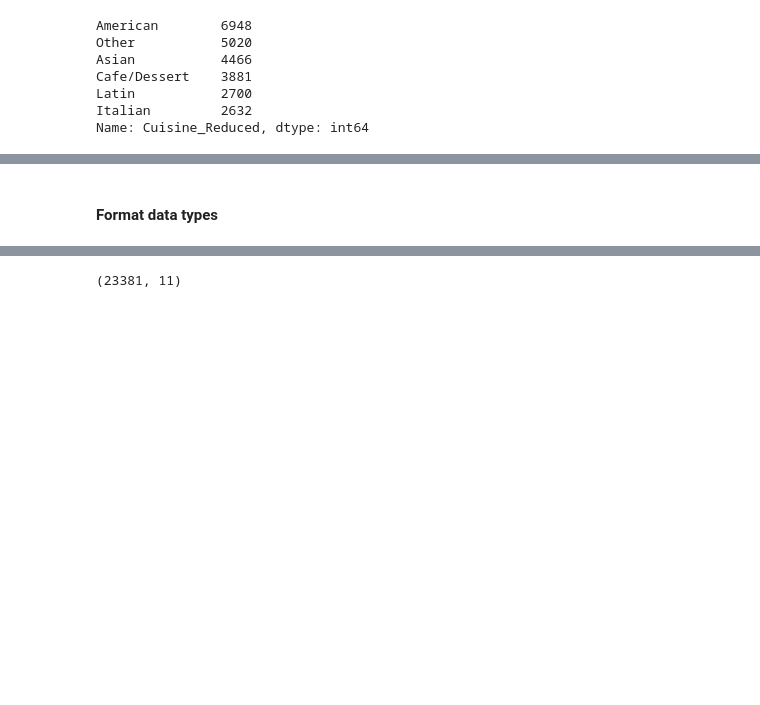
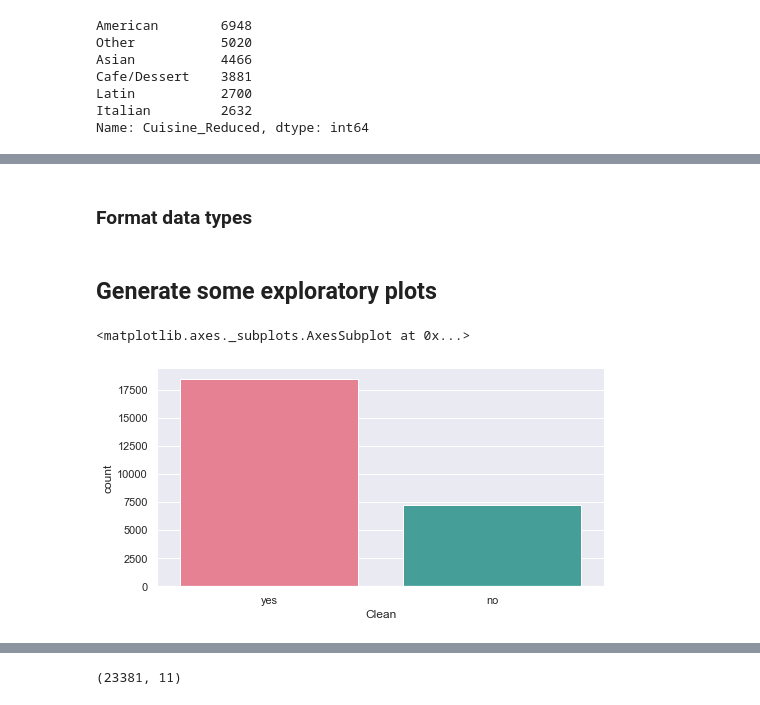
Before and after one commit to rbarryanwar/SafeEats, a Jupyter notebook: notebooks/3_HD_NY311_Hoods_Re_ReWorking.ipynb, the cells around one changed output, grey strips where cells are left out. Saved outputs shown, nothing was run; the diff lists cells and outputs as text; code cells hidden in the pictures; blank space fills up the shorter version.

```diff
--- a/notebooks/3_HD_NY311_Hoods_Re_ReWorking.ipynb
+++ b/notebooks/3_HD_NY311_Hoods_Re_ReWorking.ipynb
@@ -147,7 +85,7 @@ len(data);
 data = data[data['Second_Last_Insp_Type'].notnull()]
 len(data);
 # %% [markdown]
-#### Format data types
+### Format data types
 # %%
 data['Median household income (2018$)'] = data['Median household income (2018$)'].str[1:]
 data['Poverty rate'] = data['Poverty rate'].str[:-1]
@@ -162,3 +100,5 @@ data['Median household income (2018$)'] = data['Median household income (2018$)'
 data['Population'] = data['Population'].astype('float64')
 data['Poverty rate'] = data['Poverty rate'].astype('float64')
 data['Public housing (% of rental units)'] = data['Public housing (% of rental units)'].astype('float64')
+# %% [markdown]
+## Generate some exploratory plots
@@ -164,0 +113,8 @@ data['Public housing (% of rental units)'] = data['Public housing (% of rental u
+# %%
+with sns.axes_style("white"):
+    sns.set(rc={'figure.figsize':(8,4)})
+    sns.countplot(x = dataforplots['Clean'], palette = 'husl')
+    sns.despine()
+# %% [output]
+<matplotlib.axes._subplots.AxesSubplot at 0x...>
+[figure, added]
```
Also changed, not shown: parts of 42 cells of this notebook, 4 other files.
